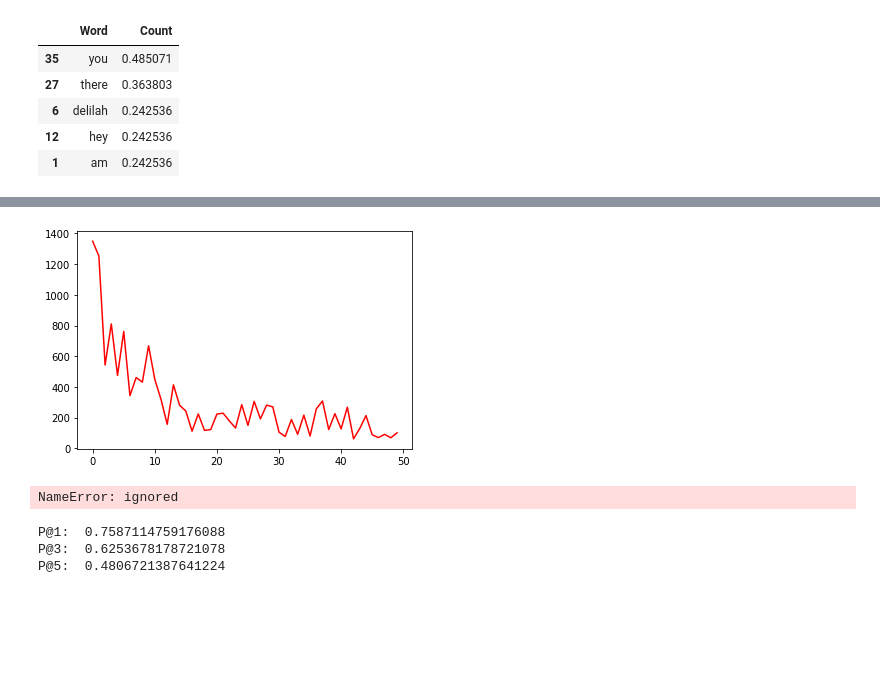
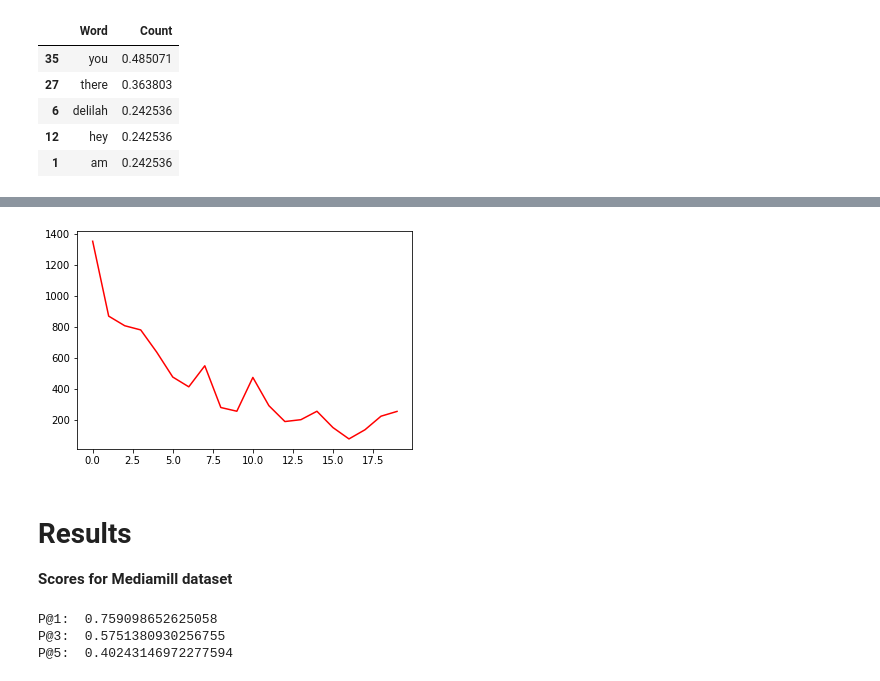
Before and after one commit to starry91/Extreme_Classification, a Jupyter notebook: XML_AE.ipynb, the cells around one changed output, grey strips where cells are left out. Saved outputs shown, nothing was run; the diff lists cells and outputs as text; code cells hidden in the pictures; blank space fills up the shorter version.

Commit message:
Added mediamill results

```diff
--- a/XML_AE.ipynb
+++ b/XML_AE.ipynb
@@ -300,7 +296,7 @@ make_dot(y_predicted)
 #@title
 make_dot(x_hidden)
 # %%
-model = XML(input_size=X_train.shape[1], embedding_size=100, attention_layer_size=50,
-                encoder_layer_size=80, hidden_layer_size=50,output_size=Y_train.shape[1], margin=0.8)
-model.train(X_train, Y_train, lr_ = 0.0001, epochs=50, batch_size=256)
+model = XML(input_size=X_train.shape[1], embedding_size=100, attention_layer_size=25,
+                encoder_layer_size=120, hidden_layer_size=100,output_size=Y_train.shape[1], margin=0.8)
+model.train(X_train, Y_train, lr_ = 0.0001, epochs=20, batch_size=256)
 # %% [output]
@@ -324,16 +323,17 @@ Epoch - 50, Loss - 100.935
-[figure, old version]
+[figure, new version]
 # %%
 y_pred = model.predict(X_test)
-# %% [output]
-NameError: ignored
+# %% [markdown]
+# Results
+**Scores for Mediamill dataset**
 # %%
 print("P@1: ",p_k(y_pred, Y_test, 1))
 print("P@3: ",p_k(y_pred, Y_test, 3))
 print("P@5: ",p_k(y_pred, Y_test, 5))
 # %% [output]
-P@1:  0.7587114759176088
-P@3:  0.6253678178721078
-P@5:  0.4806721387641224
+P@1:  0.759098652625058
+P@3:  0.5751380930256755
+P@5:  0.40243146972277594
 # %%
 print("n@1: ",n_k(y_pred, Y_test, 1))
 print("n@3: ",n_k(y_pred, Y_test, 3))
```
Also changed, not shown: parts of 9 cells of this notebook.
